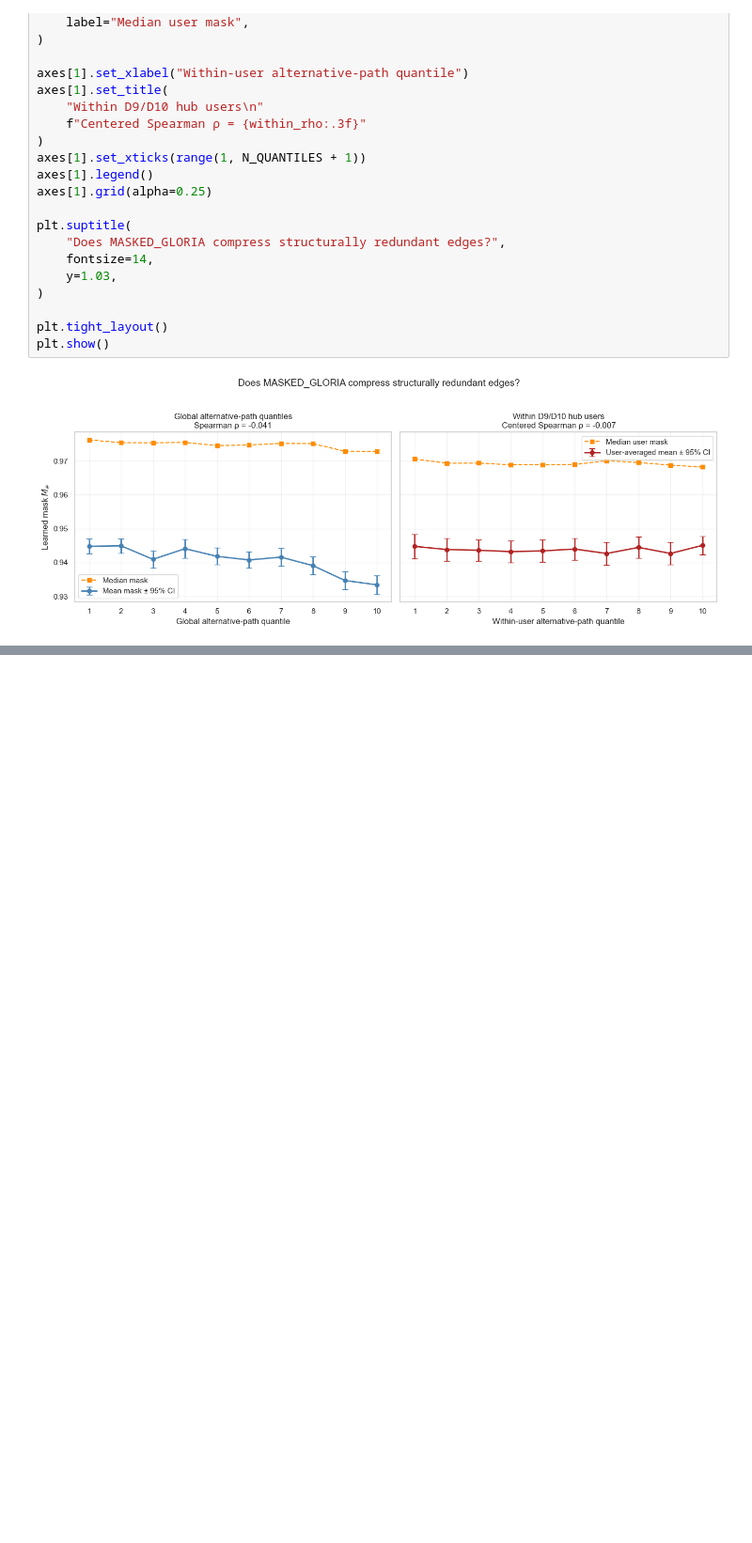
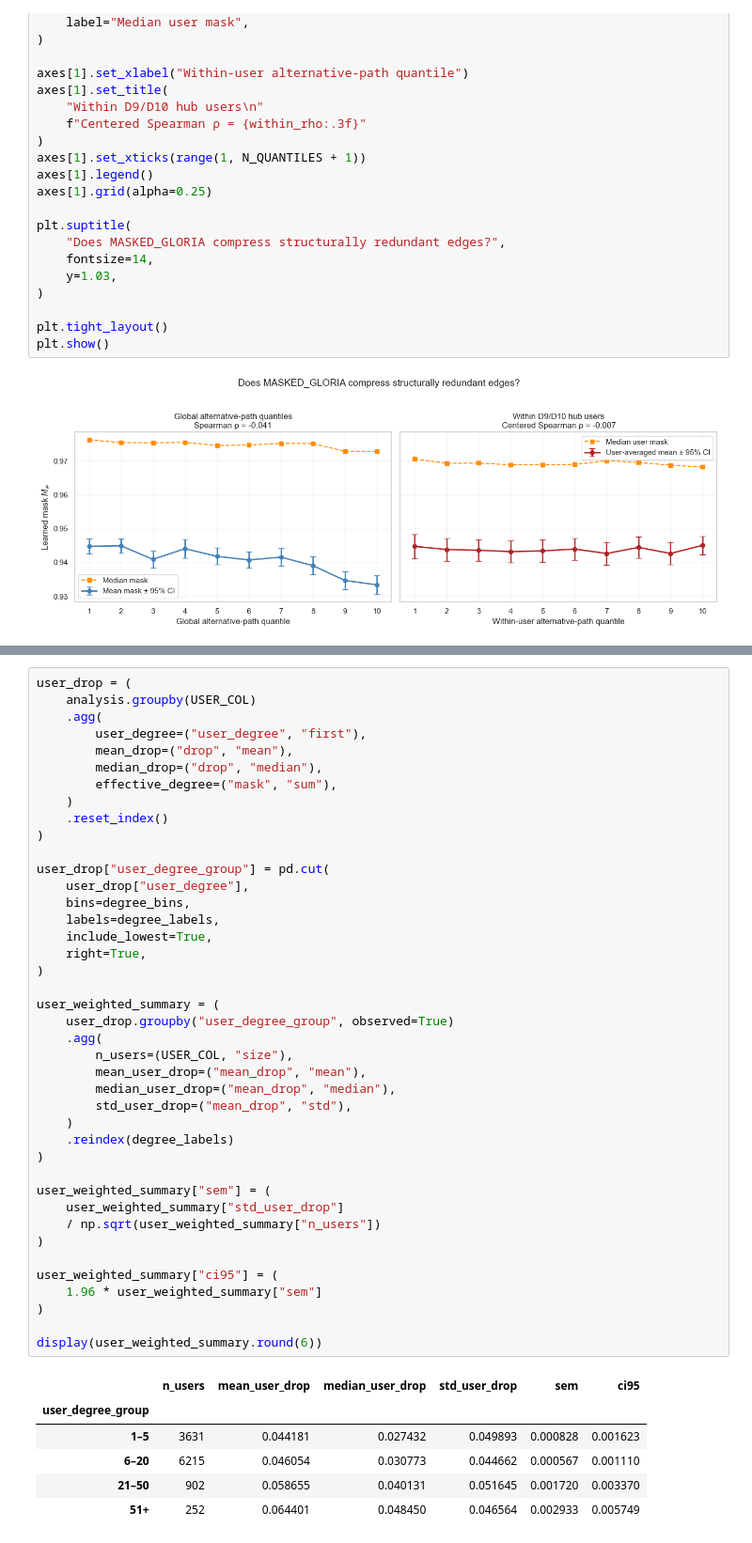
Before and after one commit to VuLamAnh151203/masked_learn, a Jupyter notebook: src/mask_analysis.ipynb, the cells around one changed output, grey strips where cells are left out. Shown at 94% size. Cells and saved outputs as stored; diff of their text form; blank space fills up the shorter version.

```diff
--- a/src/mask_analysis.ipynb
+++ b/src/mask_analysis.ipynb
@@ -3044,0 +3085,48 @@ plt.show()
+# %%
+user_drop = (
+    analysis.groupby(USER_COL)
+    .agg(
+        user_degree=("user_degree", "first"),
+        mean_drop=("drop", "mean"),
+        median_drop=("drop", "median"),
+        effective_degree=("mask", "sum"),
+    )
+    .reset_index()
+)
+
+user_drop["user_degree_group"] = pd.cut(
+    user_drop["user_degree"],
+    bins=degree_bins,
+    labels=degree_labels,
+    include_lowest=True,
+    right=True,
+)
+
+user_weighted_summary = (
+    user_drop.groupby("user_degree_group", observed=True)
+    .agg(
+        n_users=(USER_COL, "size"),
+        mean_user_drop=("mean_drop", "mean"),
+        median_user_drop=("mean_drop", "median"),
+        std_user_drop=("mean_drop", "std"),
+    )
+    .reindex(degree_labels)
+)
+
+user_weighted_summary["sem"] = (
+    user_weighted_summary["std_user_drop"]
+    / np.sqrt(user_weighted_summary["n_users"])
+)
+
+user_weighted_summary["ci95"] = (
+    1.96 * user_weighted_summary["sem"]
+)
+
+display(user_weighted_summary.round(6))
+# %% [output]
+|  | n_users | mean_user_drop | median_user_drop | std_user_drop | sem | ci95 |
+| user_degree_group |  |  |  |  |  |  |
+| 1–5 | 3631 | 0.044181 | 0.027432 | 0.049893 | 0.000828 | 0.001623 |
+| 6–20 | 6215 | 0.046054 | 0.030773 | 0.044662 | 0.000567 | 0.001110 |
+| 21–50 | 902 | 0.058655 | 0.040131 | 0.051645 | 0.001720 | 0.003370 |
+| 51+ | 252 | 0.064401 | 0.048450 | 0.046564 | 0.002933 | 0.005749 |
```
Also changed, not shown: parts of 11 cells of this notebook, 9 other files.
